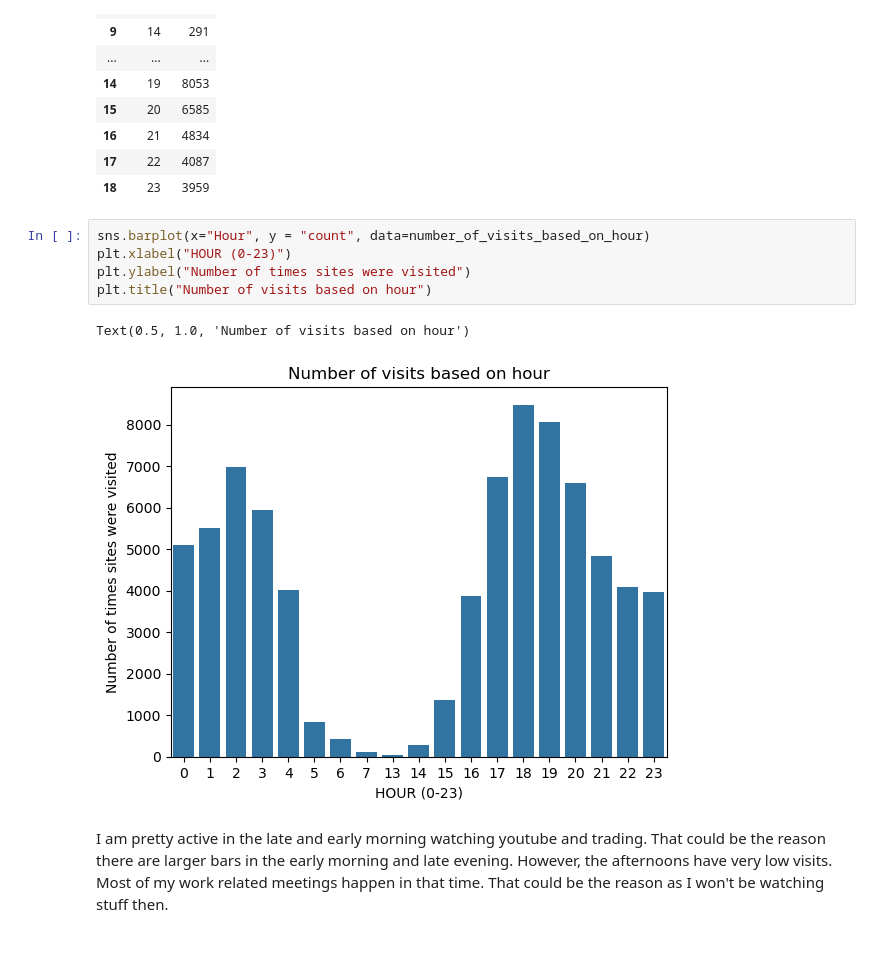
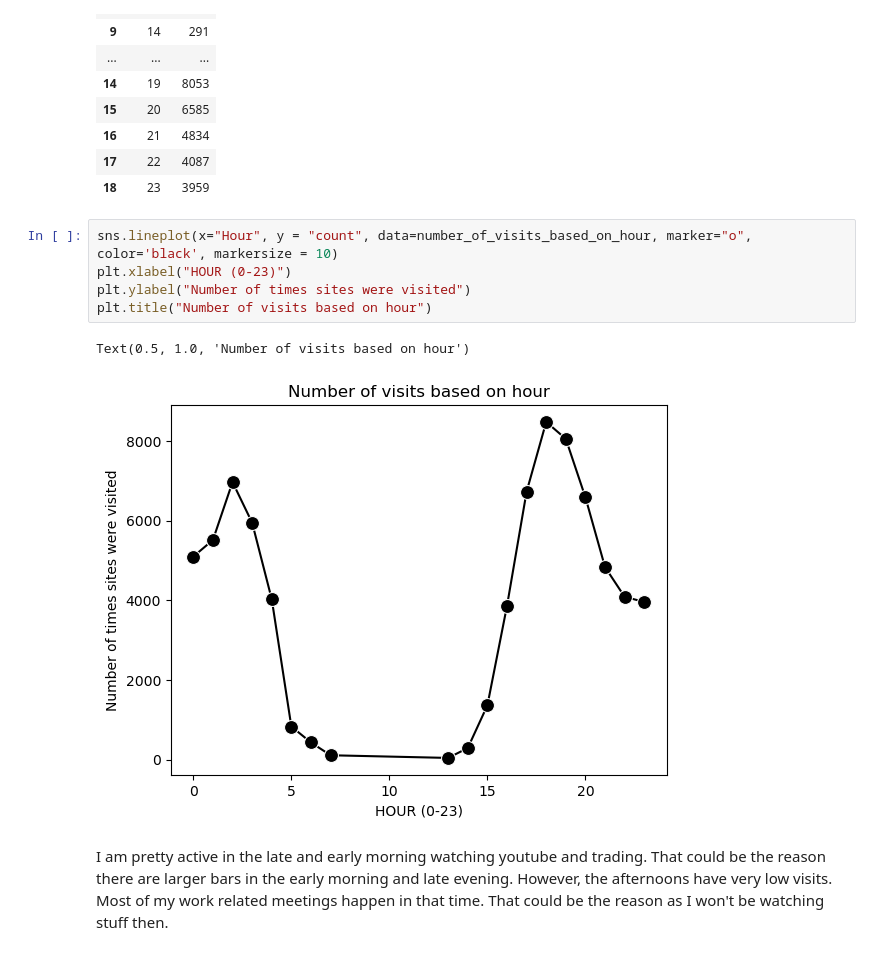
Before and after one commit to SujanNeupane42/DS602, a Jupyter notebook: week02/homework - week2.ipynb, the cells around one changed output. Drawn from its saved outputs; the diff is of its cells as text.

```diff
--- a/week02/homework - week2.ipynb
+++ b/week02/homework - week2.ipynb
@@ -286,13 +266,13 @@ number_of_visits_based_on_hour
 | 17 | 22 | 4087 |
 | 18 | 23 | 3959 |
 # %%
-sns.barplot(x="Hour", y = "count", data=number_of_visits_based_on_hour)
+sns.lineplot(x="Hour", y = "count", data=number_of_visits_based_on_hour, marker="o", color='black', markersize = 10)
 plt.xlabel("HOUR (0-23)")
 plt.ylabel("Number of times sites were visited")
 plt.title("Number of visits based on hour")
 # %% [output]
 Text(0.5, 1.0, 'Number of visits based on hour')
-[figure, old version]
+[figure, new version]
 # %% [markdown]
 I am pretty active in the late and early morning watching youtube and trading. That could be the reason there are larger bars in the early morning and late evening. However, the afternoons have very low visits. Most of my work related meetings happen in that time. That could be the reason as I won't be watching stuff then.
 # %% [markdown]
```
Also changed, not shown: parts of 2 cells of this notebook.
